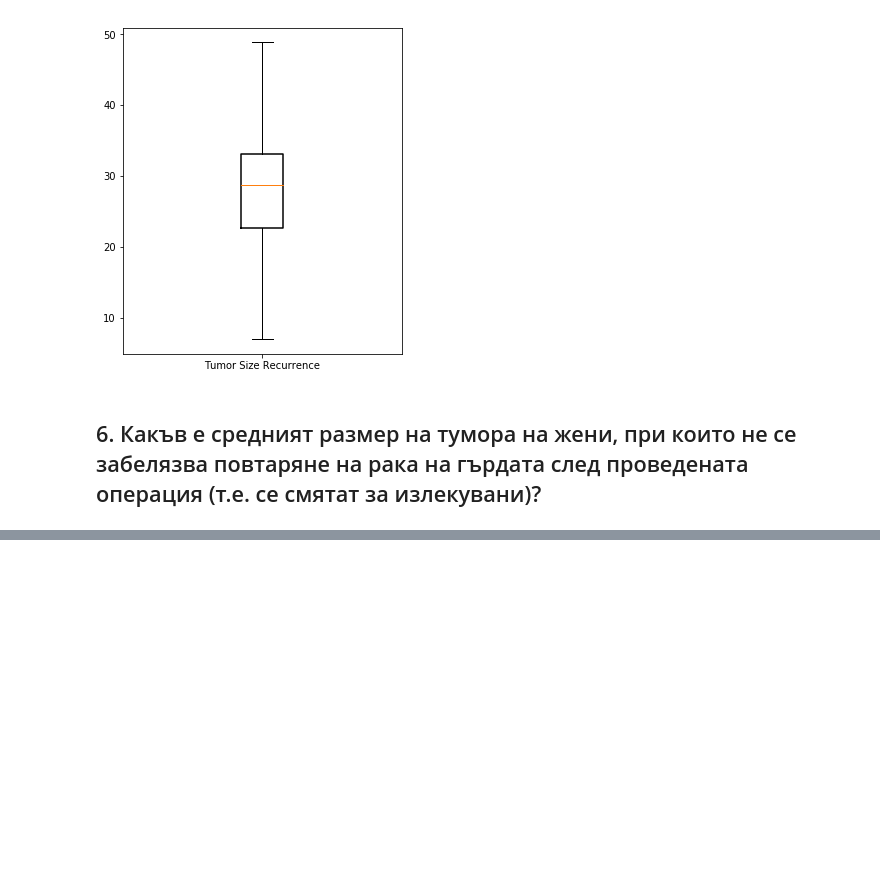
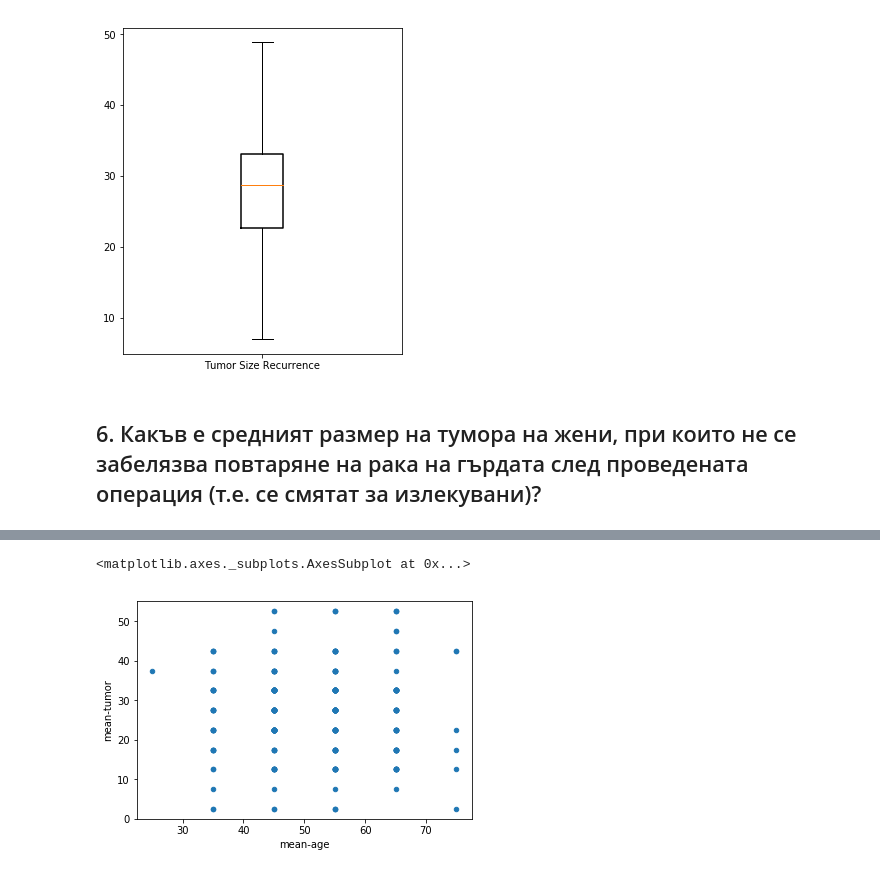
Before and after one commit to antonpetkoff/learning, a Jupyter notebook: data-mining/mini-project/analysis.ipynb, the cells around one changed output, grey strips where cells are left out. Cells and saved outputs as stored; diff of their text form; code cells hidden in the pictures; blank space fills up the shorter version.

```diff
--- a/data-mining/mini-project/analysis.ipynb
+++ b/data-mining/mini-project/analysis.ipynb
@@ -265,0 +274,8 @@ plot = ax.bxp([
+# %%
+df['mean-age'] = df.age.apply(get_interval_mean)
+df['mean-tumor'] = df['tumor-size'].apply(get_interval_mean)
+# %%
+df.plot.scatter(x='mean-age', y='mean-tumor')
+# %% [output]
+<matplotlib.axes._subplots.AxesSubplot at 0x...>
+[figure, added]
```
Also changed, not shown: parts of 16 cells of this notebook.
